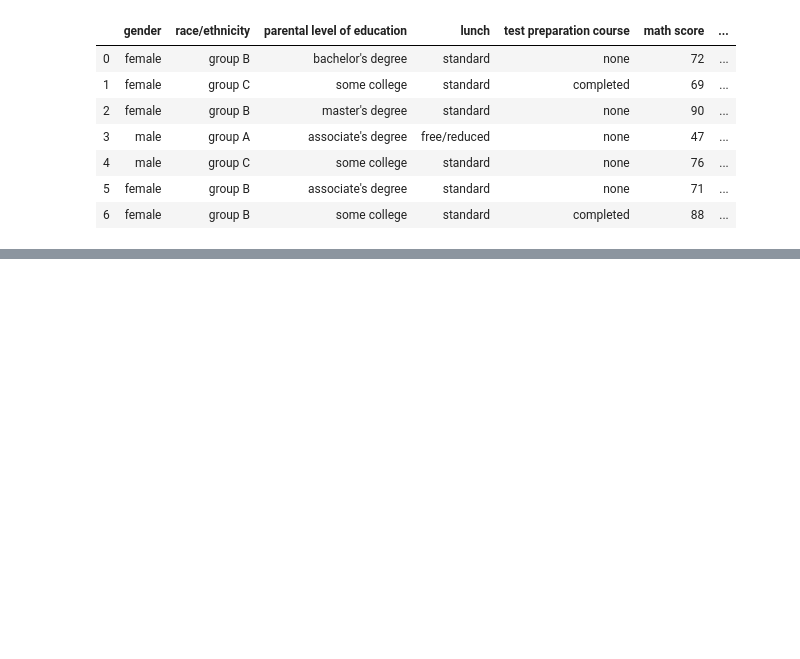
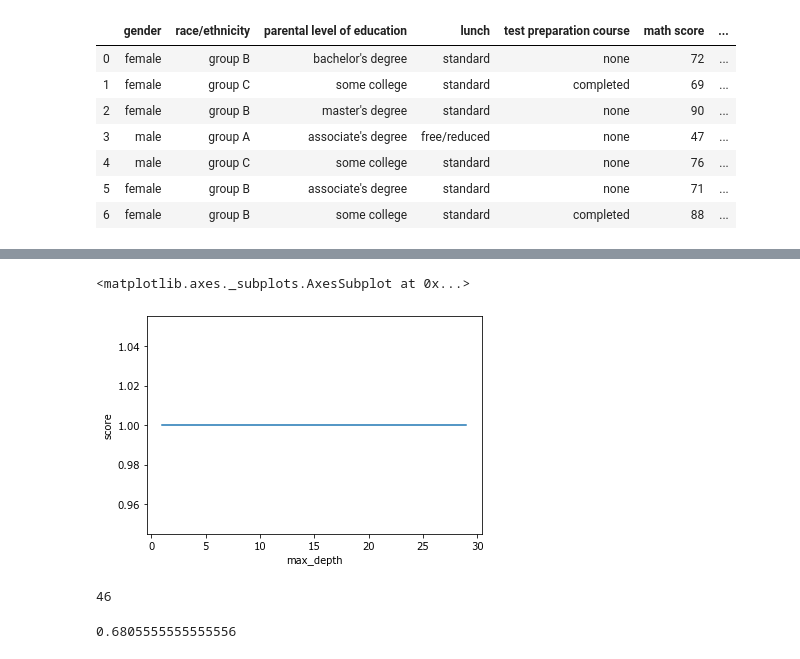
Before and after one commit to nealkafree/python, a Jupyter notebook: DataScienceCourse/examplesnote.ipynb, the cells around one changed output, grey strips where cells are left out. Drawn from its saved outputs; the diff is of its cells as text; code cells hidden in the pictures; blank space fills up the shorter version.

```diff
--- a/DataScienceCourse/examplesnote.ipynb
+++ b/DataScienceCourse/examplesnote.ipynb
@@ -229,0 +218,25 @@ mean_session_value_data = mean_session_value_data.rename(columns={'session_value
+# %%
+data = pd.read_csv('dogs_n_cats.csv')
+X = data.drop(['Вид'], axis=1)
+y = data['Вид']
+# %%
+max_depth_values = range(1, 30)
+scores_data = pd.DataFrame()
+for max_depth in max_depth_values:
+    clf = tree.DecisionTreeClassifier(criterion='entropy', max_depth=max_depth)
+    clf.fit(X, y)
+    temp = pd.DataFrame({'max_depth': [max_depth], 'score': [clf.score(X, y)]})
+    scores_data = scores_data.append(temp)
+# %%
+sns.lineplot(data=scores_data, x='max_depth', y='score')
+# %% [output]
+<matplotlib.axes._subplots.AxesSubplot at 0x...>
+[figure, added]
+# %%
+best_clf = tree.DecisionTreeClassifier(criterion='entropy', max_depth=1)
+best_clf.fit(X, y)
+test_data = pd.read_json('dataset_209691_15.txt')
+res = best_clf.predict(test_data)
+res[res == 'собачка'].size
+# %% [output]
+46
@@ -229,0 +249,8 @@ mean_session_value_data = mean_session_value_data.rename(columns={'session_value
+# %%
+clf = tree.DecisionTreeClassifier(criterion='entropy')
+clf.fit(X_train, y_train)
+predictions = clf.predict(X_test)
+precision = precision_score(y_test, predictions, average='micro')
+precision
+# %% [output]
+0.6805555555555556
```
Also changed, not shown: parts of 41 cells of this notebook, 1 other file.
